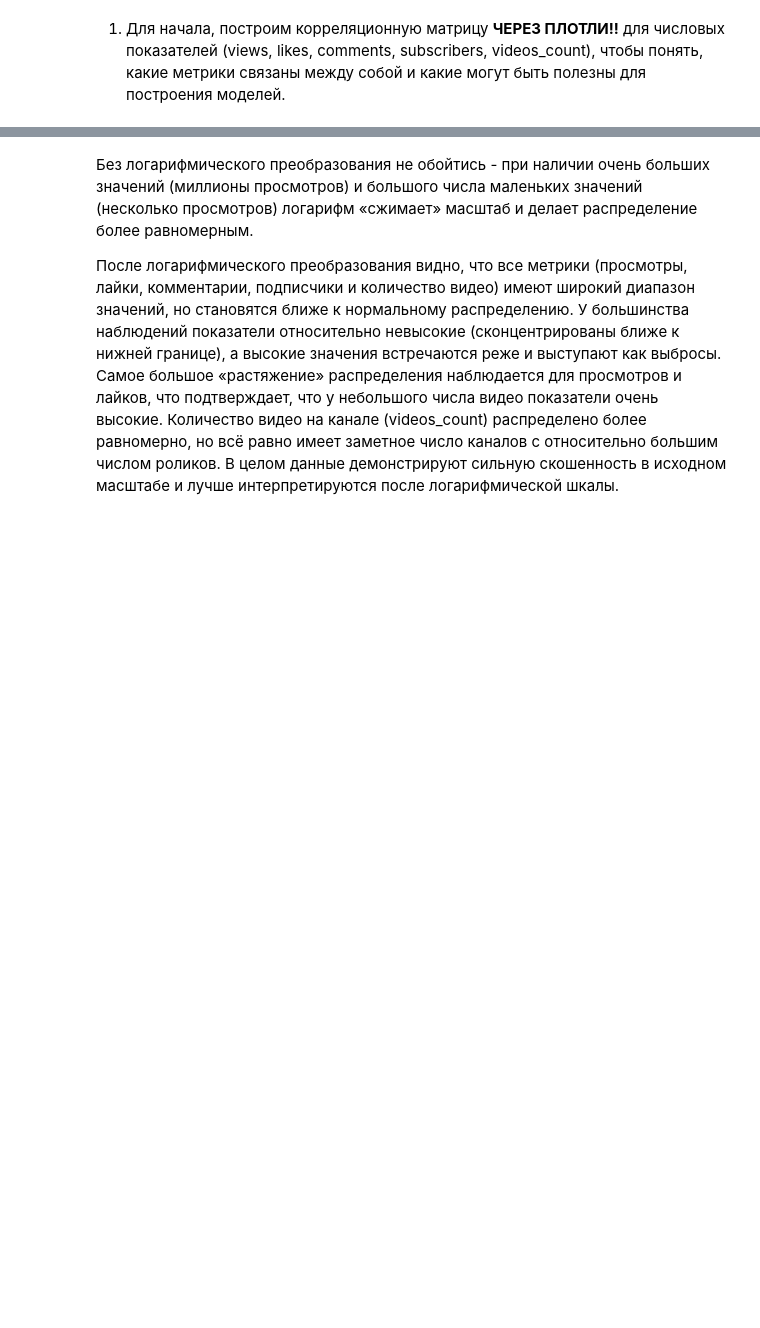
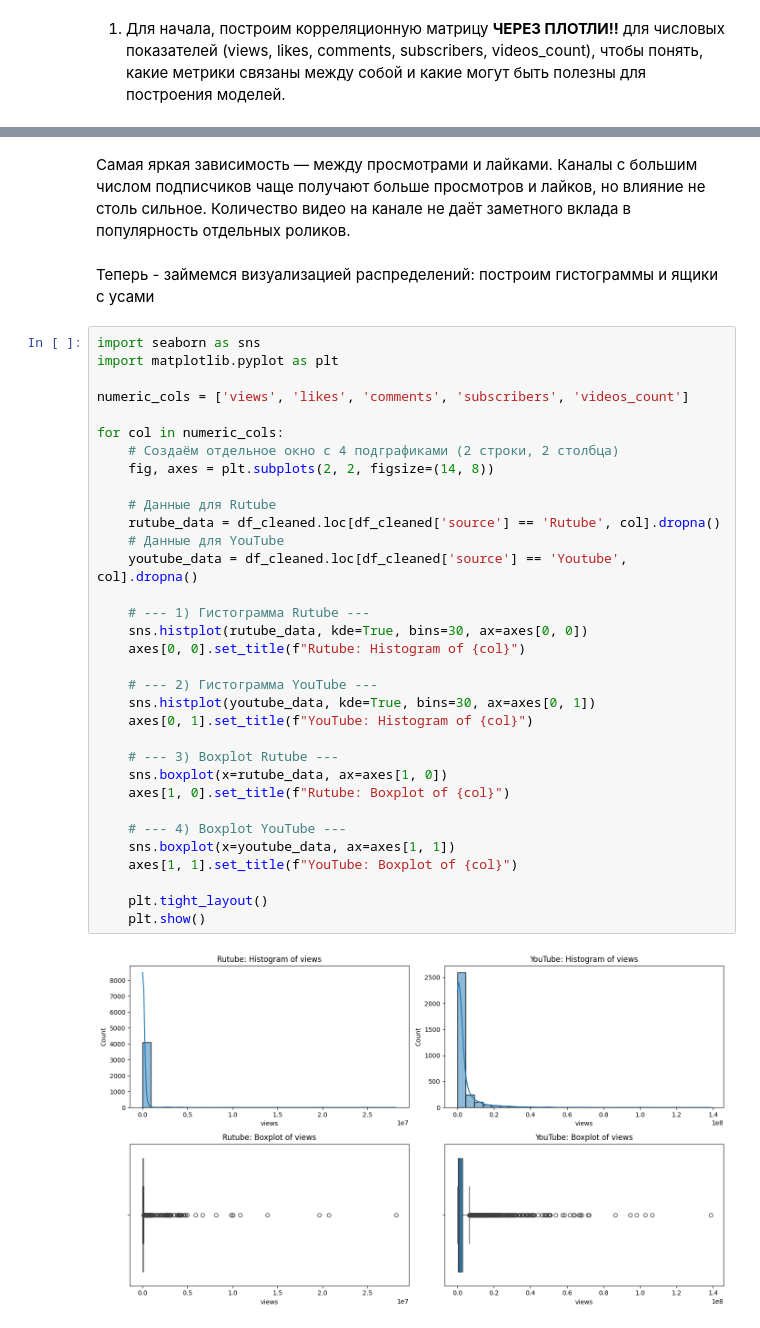
Before and after one commit to BorTink/gp2, a Jupyter notebook: EDA.ipynb, the cells around one changed output, grey strips where cells are left out. Cells and saved outputs as stored; diff of their text form; blank space fills up the shorter version.

```diff
--- a/EDA.ipynb
+++ b/EDA.ipynb
@@ -321,4 +278,39 @@ for col in numeric_cols:
-# %% [markdown]
-Без логарифмического преобразования не обойтись - при наличии очень больших значений (миллионы просмотров) и большого числа маленьких значений (несколько просмотров) логарифм «сжимает» масштаб и делает распределение более равномерным.
-
-После логарифмического преобразования видно, что все метрики (просмотры, лайки, комментарии, подписчики и количество видео) имеют широкий диапазон значений, но становятся ближе к нормальному распределению. У большинства наблюдений показатели относительно невысокие (сконцентрированы ближе к нижней границе), а высокие значения встречаются реже и выступают как выбросы. Самое большое «растяжение» распределения наблюдается для просмотров и лайков, что подтверждает, что у небольшого числа видео показатели очень высокие. Количество видео на канале (videos_count) распределено более равномерно, но всё равно имеет заметное число каналов с относительно большим числом роликов. В целом данные демонстрируют сильную скошенность в исходном масштабе и лучше интерпретируются после логарифмической шкалы.
+# %% [markdown]
+Самая яркая зависимость — между просмотрами и лайками. Каналы с большим числом подписчиков чаще получают больше просмотров и лайков, но влияние не столь сильное. Количество видео на канале не даёт заметного вклада в популярность отдельных роликов.
+# %% [markdown]
+Теперь - займемся визуализацией распределений: построим гистограммы и ящики с усами
+# %%
+import seaborn as sns
+import matplotlib.pyplot as plt
+
+numeric_cols = ['views', 'likes', 'comments', 'subscribers', 'videos_count']
+
+for col in numeric_cols:
+    # Создаём отдельное окно с 4 подграфиками (2 строки, 2 столбца)
+    fig, axes = plt.subplots(2, 2, figsize=(14, 8))
+
+    # Данные для Rutube
+    rutube_data = df_cleaned.loc[df_cleaned['source'] == 'Rutube', col].dropna()
+    # Данные для YouTube
+    youtube_data = df_cleaned.loc[df_cleaned['source'] == 'Youtube', col].dropna()
+
+    # --- 1) Гистограмма Rutube ---
+    sns.histplot(rutube_data, kde=True, bins=30, ax=axes[0, 0])
+    axes[0, 0].set_title(f"Rutube: Histogram of {col}")
+
+    # --- 2) Гистограмма YouTube ---
+    sns.histplot(youtube_data, kde=True, bins=30, ax=axes[0, 1])
+    axes[0, 1].set_title(f"YouTube: Histogram of {col}")
+
+    # --- 3) Boxplot Rutube ---
+    sns.boxplot(x=rutube_data, ax=axes[1, 0])
+    axes[1, 0].set_title(f"Rutube: Boxplot of {col}")
+
+    # --- 4) Boxplot YouTube ---
+    sns.boxplot(x=youtube_data, ax=axes[1, 1])
+    axes[1, 1].set_title(f"YouTube: Boxplot of {col}")
+
+    plt.tight_layout()
+    plt.show()
+# %% [output]
+[figure, added]
```
Also changed, not shown: parts of 40 cells of this notebook.
